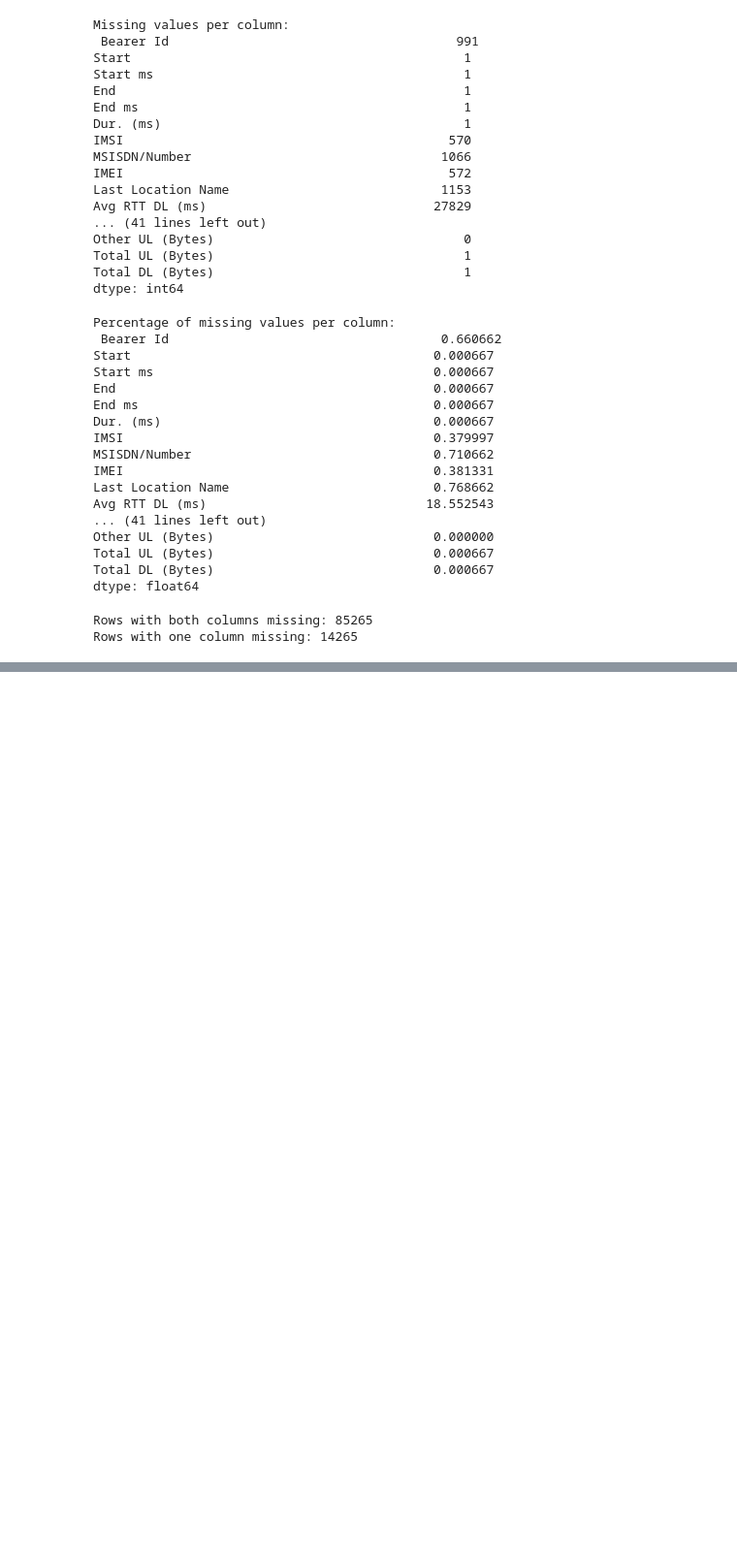
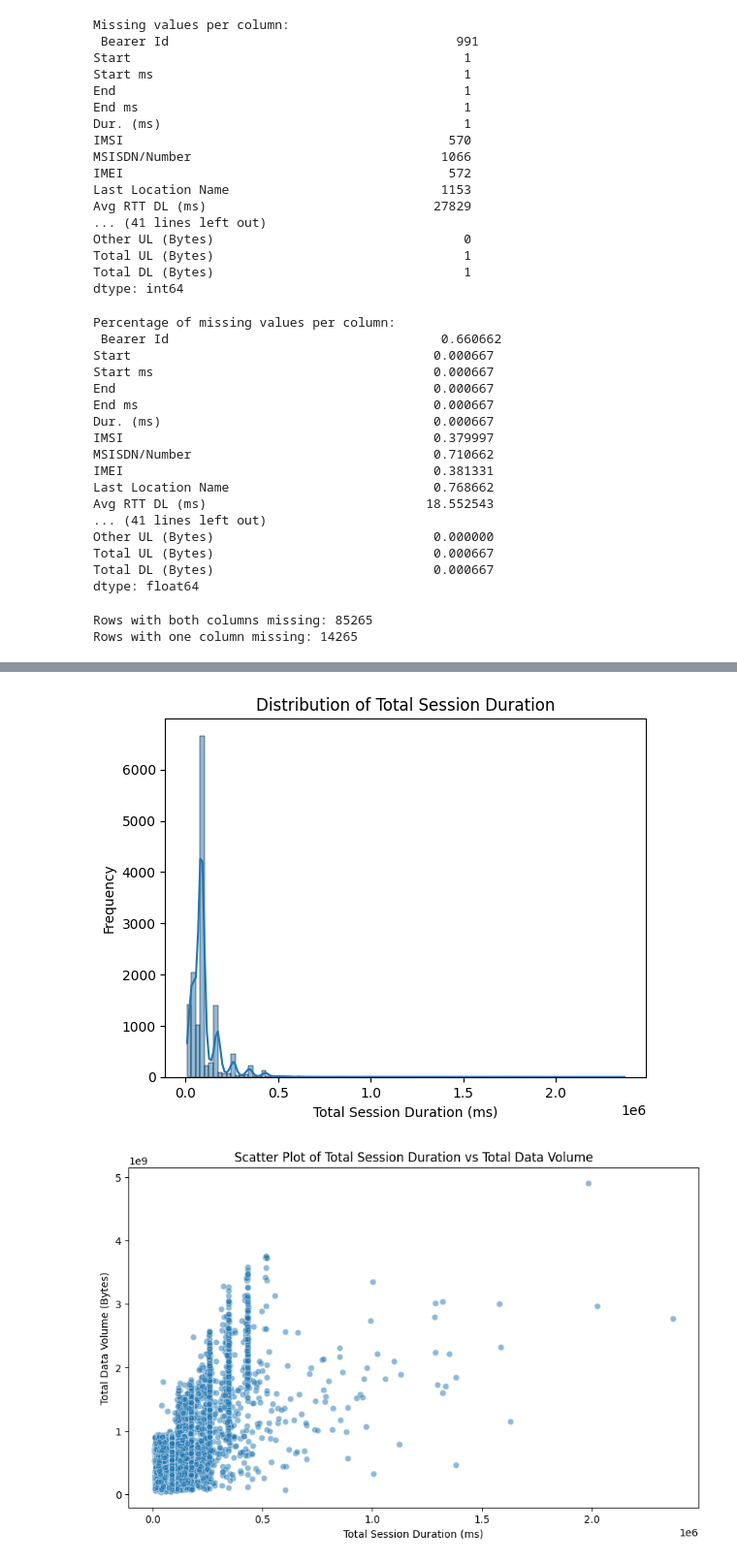
Before and after one commit to kaleabb266/tellco-telecom-analytics, a Jupyter notebook: notebooks/EDA.ipynb, the cells around one changed output, grey strips where cells are left out. Shown at 97% size. Cells and saved outputs as stored; diff of their text form; code cells hidden in the pictures; blank space fills up the shorter version.

```diff
--- a/notebooks/EDA.ipynb
+++ b/notebooks/EDA.ipynb
@@ -124,0 +249,22 @@ Rows with one column missing: 14265
+# %%
+# Create a new variable name to avoid any conflicts
+user_stats = df.groupby('MSISDN/Number').agg({
+    'Bearer Id': 'count',
+    'Dur. (ms)': 'sum',
+    'Total DL (Bytes)': 'sum',
+    'Total UL (Bytes)': 'sum'
+}).reset_index()
+
+# Rename columns
+user_stats.rename(columns={
+    'Bearer Id': 'num_xdr_sessions',
+    'Dur. (ms)': 'total_session_duration',
+    'Total DL (Bytes)': 'total_download_data',
+    'Total UL (Bytes)': 'total_upload_data'
+}, inplace=True)
+
+# Calculate total data volume as a new column
+user_stats['total_data_volume'] = user_stats['total_download_data'] + user_stats['total_upload_data']
+
+# View the results
+print(user_stats.head())
@@ -124,0 +285,18 @@ Rows with one column missing: 14265
+# %%
+# Univariate analysis of total session duration
+sns.histplot(user_stats['total_session_duration'], bins=100, kde=True)
+plt.title('Distribution of Total Session Duration')
+plt.xlabel('Total Session Duration (ms)')
+plt.ylabel('Frequency')
+plt.show()
+
+# Scatter plot for bivariate analysis
+plt.figure(figsize=(10, 6))
+sns.scatterplot(x='total_session_duration', y='total_data_volume', data=user_stats, alpha=0.5)
+plt.title('Scatter Plot of Total Session Duration vs Total Data Volume')
+plt.xlabel('Total Session Duration (ms)')
+plt.ylabel('Total Data Volume (Bytes)')
+plt.show()
+# %% [output]
+[figure, added]
+[figure, added]
```
Also changed, not shown: parts of 13 cells of this notebook.
